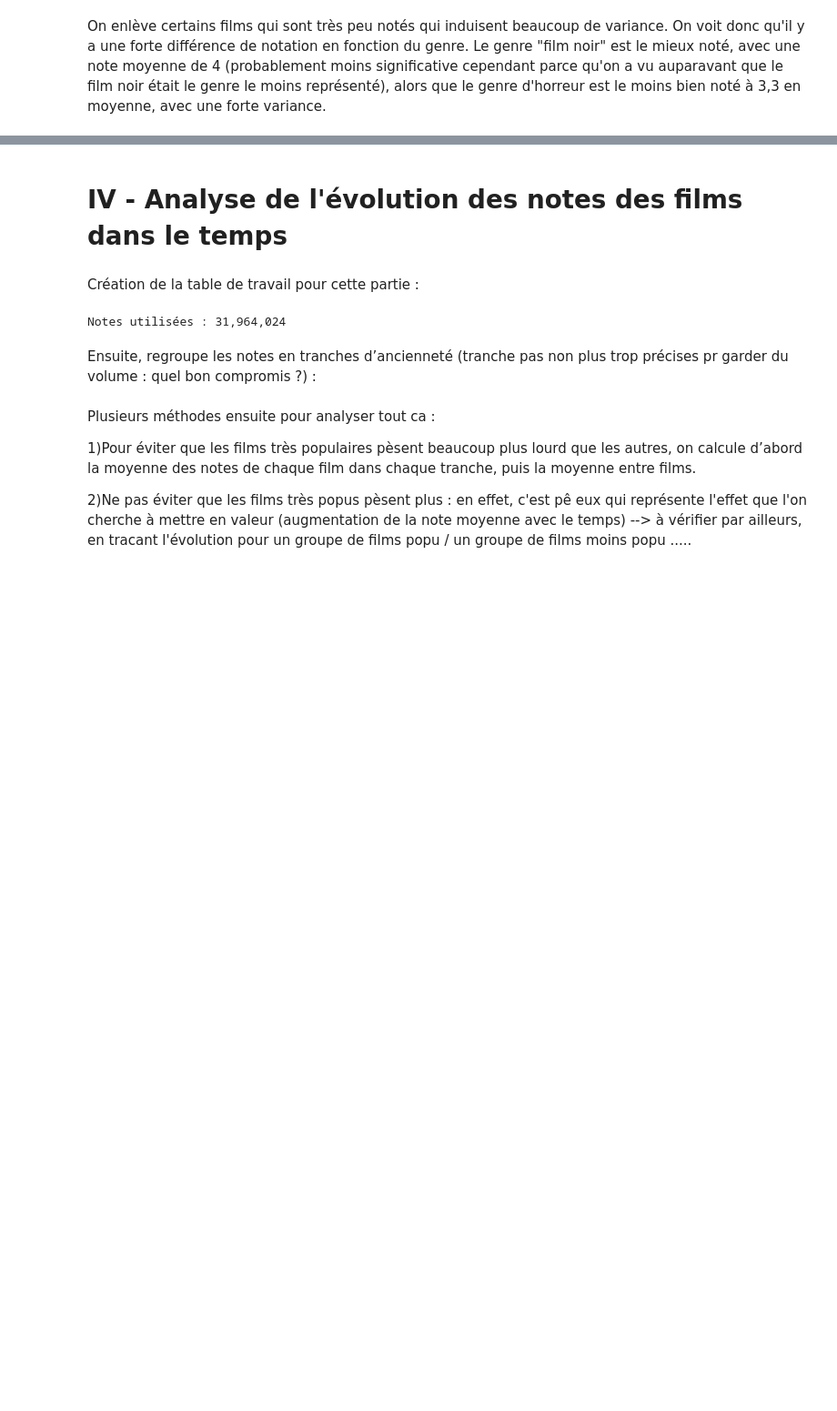
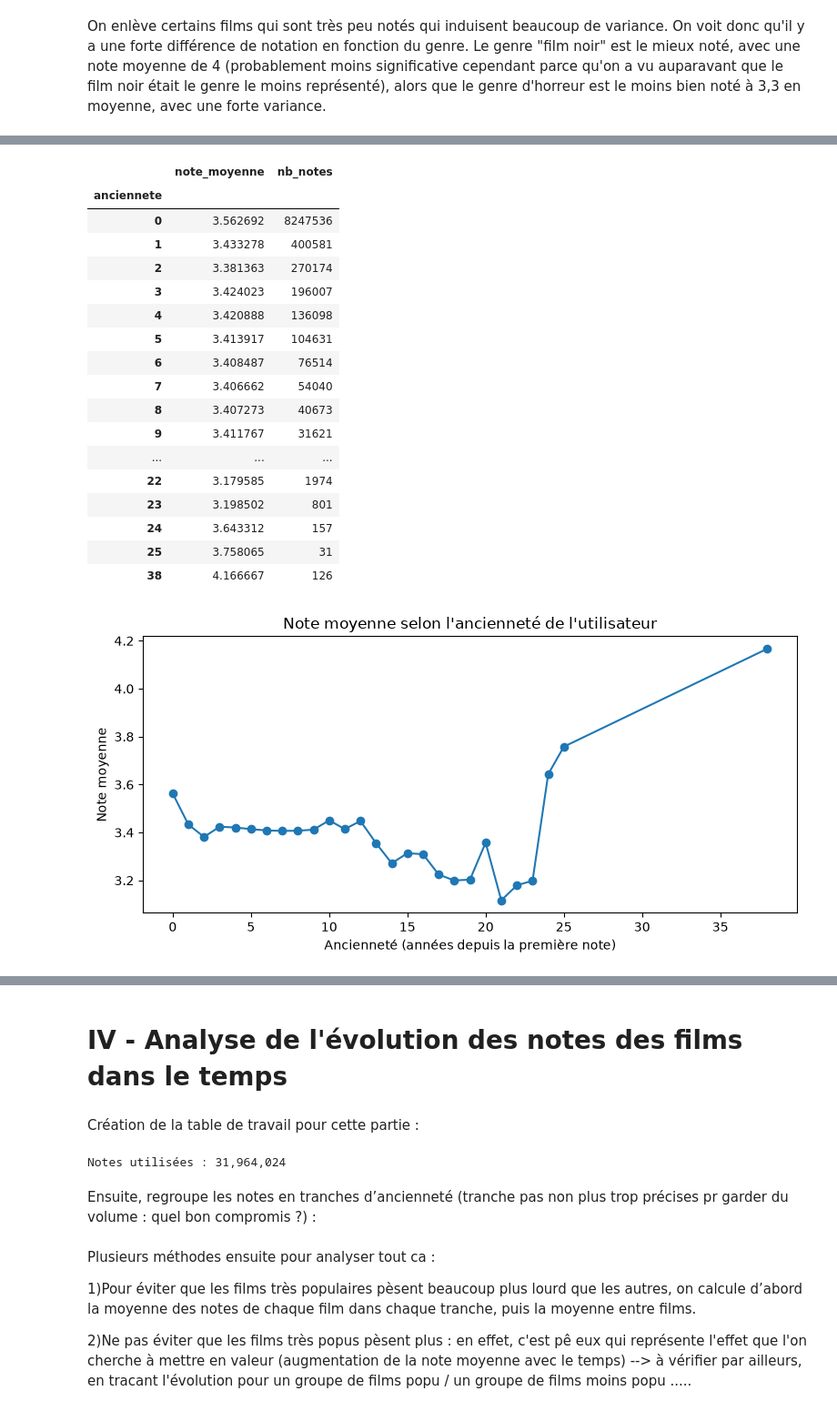
Before and after one commit to gcourtadon/ensae_pythondatascience_films, a Jupyter notebook: extraire_movielens.ipynb, the cells around one changed output, grey strips where cells are left out. Shown at 91% size. Cells and saved outputs as stored; diff of their text form; code cells hidden in the pictures; blank space fills up the shorter version.

```diff
--- a/extraire_movielens.ipynb
+++ b/extraire_movielens.ipynb
@@ -434,0 +545,45 @@ On enlève certains films qui sont très peu notés qui induisent beaucoup de va
+# %%
+def ajouter_anciennete(df):
+    """Ajoute l'ancienneté (en années entières) de chaque note par rapport à la première note de l'utilisateur."""
+    df = df.copy()
+    premiere_date = df.groupby("userId")["date"].transform("min")
+    df["anciennete"] = (df["date"] - premiere_date).dt.days // 365
+    return df
+
+
+# On ne garde que les utilisateurs actifs
+ids_actifs = users_actifs["userId"]
+notes_actifs = ratings_movies[ratings_movies["userId"].isin(ids_actifs)]
+notes_anciennete = ajouter_anciennete(notes_actifs)
+
+# Note moyenne et nombre de notes selon l'ancienneté
+par_anciennete = notes_anciennete.groupby("anciennete")["rating"].agg(note_moyenne="mean", nb_notes="count")
+display(par_anciennete)
+
+fig, ax = plt.subplots(figsize=(8, 4))
+par_anciennete["note_moyenne"].plot(marker="o", ax=ax)
+ax.set_title("Note moyenne selon l'ancienneté de l'utilisateur")
+ax.set_xlabel("Ancienneté (années depuis la première note)")
+ax.set_ylabel("Note moyenne")
+plt.tight_layout()
+plt.show()
+# %% [output]
+|  | note_moyenne | nb_notes |
+| anciennete |  |  |
+| 0 | 3.562692 | 8247536 |
+| 1 | 3.433278 | 400581 |
+| 2 | 3.381363 | 270174 |
+| 3 | 3.424023 | 196007 |
+| 4 | 3.420888 | 136098 |
+| 5 | 3.413917 | 104631 |
+| 6 | 3.408487 | 76514 |
+| 7 | 3.406662 | 54040 |
+| 8 | 3.407273 | 40673 |
+| 9 | 3.411767 | 31621 |
+| ... | ... | ... |
+| 22 | 3.179585 | 1974 |
+| 23 | 3.198502 | 801 |
+| 24 | 3.643312 | 157 |
+| 25 | 3.758065 | 31 |
+| 38 | 4.166667 | 126 |
+[figure, added]
```
Also changed, not shown: parts of 17 cells of this notebook.
